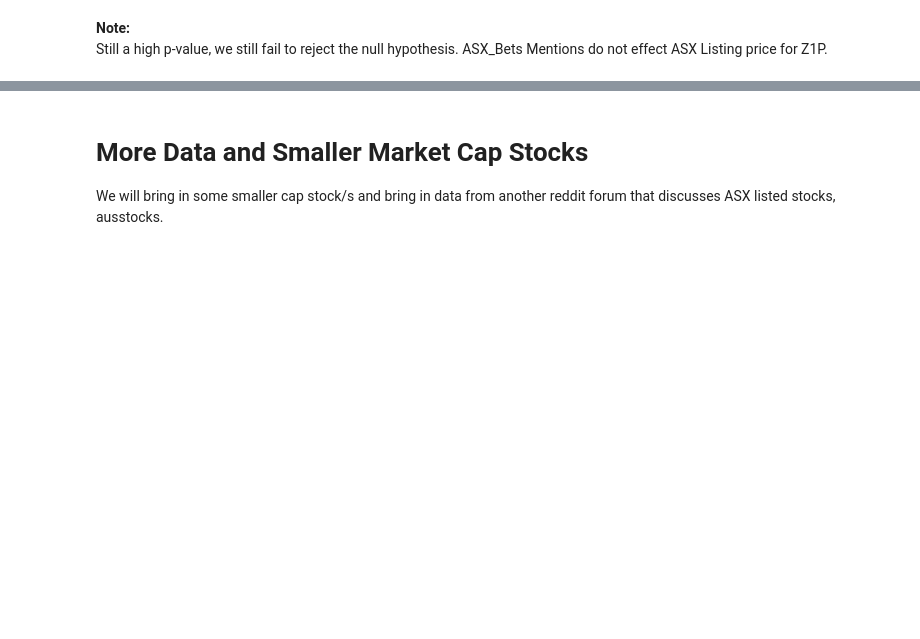
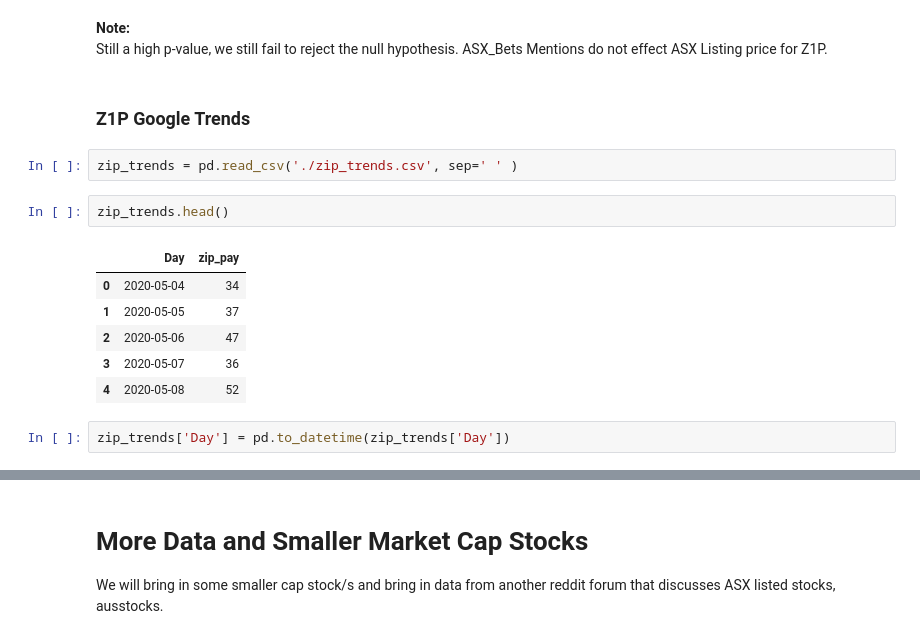
Before and after one commit to franticOreo/asx_bets, a Jupyter notebook: reddit_eda.ipynb, the cells around one changed output, grey strips where cells are left out. Drawn from its saved outputs; the diff is of its cells as text; blank space fills up the shorter version.

```diff
--- a/reddit_eda.ipynb
+++ b/reddit_eda.ipynb
@@ -311,3 +301,18 @@ likelihood ratio test: chi2=0.5747  , p=0.4484  , df=1
 parameter F test:         F=0.4520  , p=0.5166  , df_denom=10, df_num=1
 # %% [markdown]
 **Note:**<br> Still a high p-value, we still fail to reject the null hypothesis. ASX_Bets Mentions do not effect ASX Listing price for Z1P.
+# %% [markdown]
+### Z1P Google Trends
+# %%
+zip_trends = pd.read_csv('./zip_trends.csv', sep=' ' )
+# %%
+zip_trends.head()
+# %% [output]
+|  | Day | zip_pay |
+| 0 | 2020-05-04 | 34 |
+| 1 | 2020-05-05 | 37 |
+| 2 | 2020-05-06 | 47 |
+| 3 | 2020-05-07 | 36 |
+| 4 | 2020-05-08 | 52 |
+# %%
+zip_trends['Day'] = pd.to_datetime(zip_trends['Day'])
```
Also changed, not shown: parts of 13 cells of this notebook, 5 other files.
